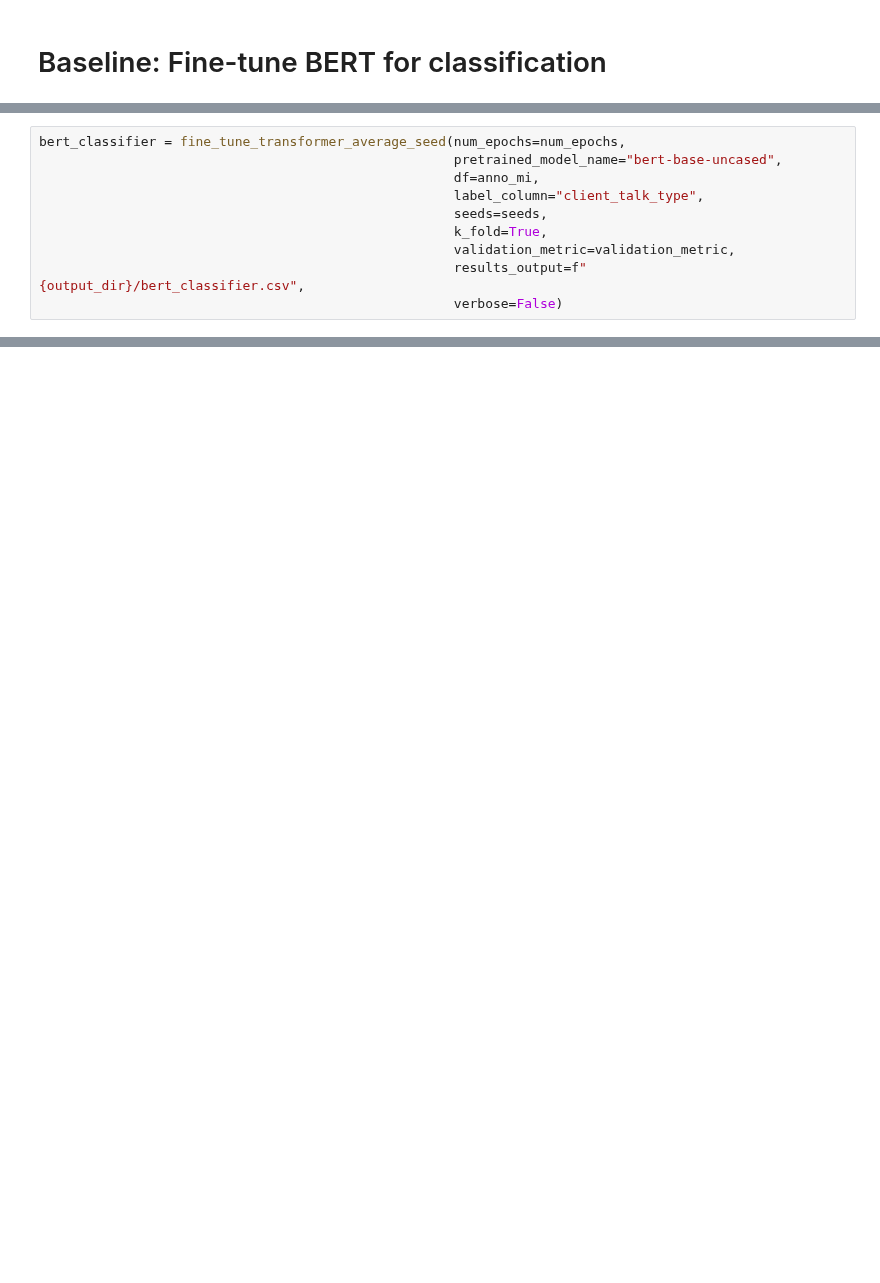
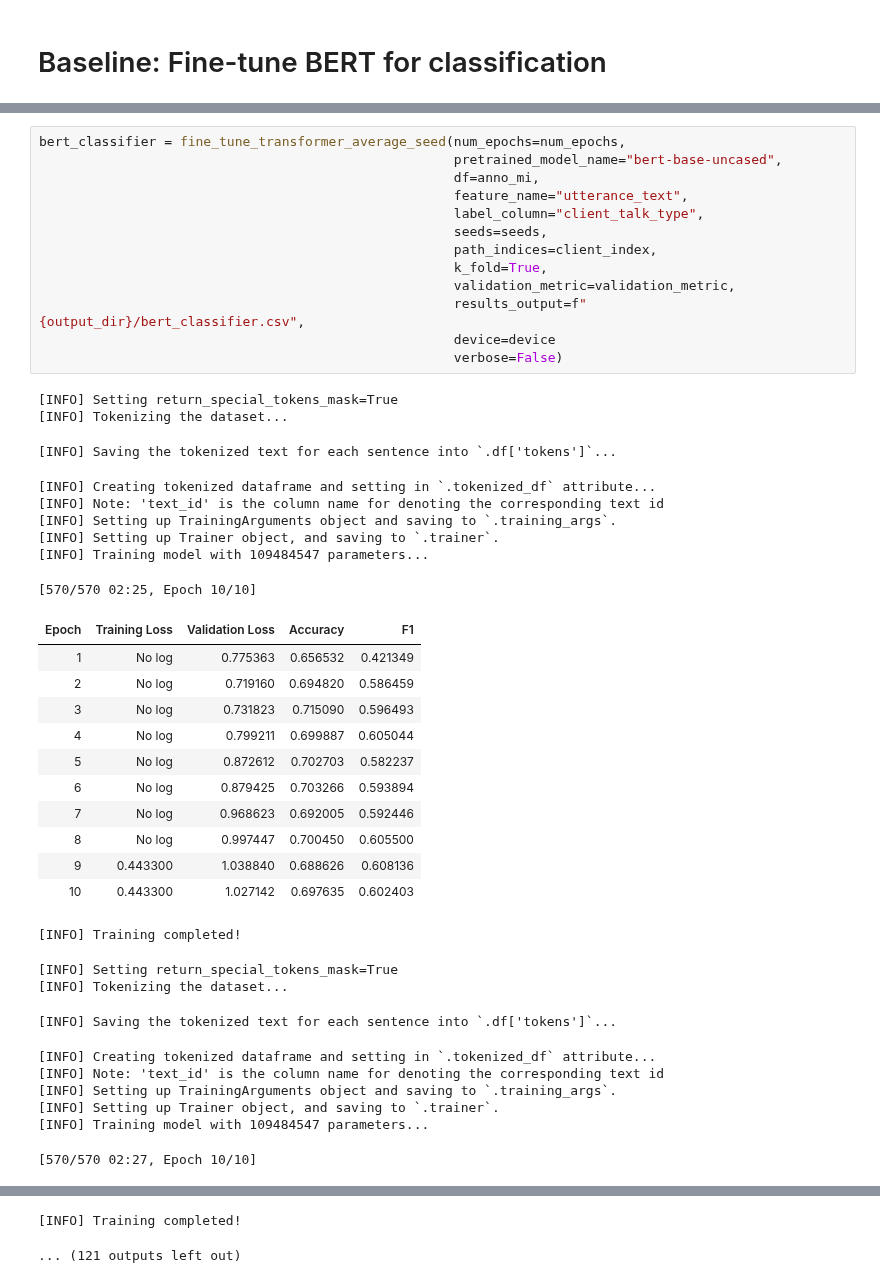
Before and after one commit to ttseriotou/sig-networks, a Jupyter notebook: notebooks/AnnoMI/client_talk_type_prediction/anno_mi-client-baseline-bert.ipynb, the cells around one changed output, grey strips where cells are left out. Cells and saved outputs as stored; diff of their text form; blank space fills up the shorter version.

```diff
--- a/notebooks/AnnoMI/client_talk_type_prediction/anno_mi-client-baseline-bert.ipynb
+++ b/notebooks/AnnoMI/client_talk_type_prediction/anno_mi-client-baseline-bert.ipynb
@@ -54,10 +54,44 @@ validation_metric = "f1"
 # %%
 bert_classifier = fine_tune_transformer_average_seed(num_epochs=num_epochs,
                                                      pretrained_model_name="bert-base-uncased",
                                                      df=anno_mi,
+                                                     feature_name="utterance_text",
                                                      label_column="client_talk_type",
                                                      seeds=seeds,
+                                                     path_indices=client_index,
                                                      k_fold=True,
                                                      validation_metric=validation_metric,
                                                      results_output=f"{output_dir}/bert_classifier.csv",
+                                                     device=device
                                                      verbose=False)
+# %% [output]
+[INFO] Setting return_special_tokens_mask=True
+[INFO] Tokenizing the dataset...
+[INFO] Saving the tokenized text for each sentence into `.df['tokens']`...
+[INFO] Creating tokenized dataframe and setting in `.tokenized_df` attribute...
+[INFO] Note: 'text_id' is the column name for denoting the corresponding text id
+[INFO] Setting up TrainingArguments object and saving to `.training_args`.
+[INFO] Setting up Trainer object, and saving to `.trainer`.
+[INFO] Training model with 109484547 parameters...
+[570/570 02:25, Epoch 10/10]
+| Epoch | Training Loss | Validation Loss | Accuracy | F1 |
+| 1 | No log | 0.775363 | 0.656532 | 0.421349 |
+| 2 | No log | 0.719160 | 0.694820 | 0.586459 |
+| 3 | No log | 0.731823 | 0.715090 | 0.596493 |
+| 4 | No log | 0.799211 | 0.699887 | 0.605044 |
+| 5 | No log | 0.872612 | 0.702703 | 0.582237 |
+| 6 | No log | 0.879425 | 0.703266 | 0.593894 |
+| 7 | No log | 0.968623 | 0.692005 | 0.592446 |
+| 8 | No log | 0.997447 | 0.700450 | 0.605500 |
+| 9 | 0.443300 | 1.038840 | 0.688626 | 0.608136 |
+| 10 | 0.443300 | 1.027142 | 0.697635 | 0.602403 |
+[INFO] Training completed!
+[INFO] Setting return_special_tokens_mask=True
+[INFO] Tokenizing the dataset...
+[INFO] Saving the tokenized text for each sentence into `.df['tokens']`...
+[INFO] Creating tokenized dataframe and setting in `.tokenized_df` attribute...
+[INFO] Note: 'text_id' is the column name for denoting the corresponding text id
+[INFO] Setting up TrainingArguments object and saving to `.training_args`.
+[INFO] Setting up Trainer object, and saving to `.trainer`.
+[INFO] Training model with 109484547 parameters...
+[570/570 02:27, Epoch 10/10]
@@ -63,0 +109,2 @@ bert_classifier = fine_tune_transformer_average_seed(num_epochs=num_epochs,
+[INFO] Training completed!
+... (121 outputs left out)
```
Also changed, not shown: parts of 8 cells of this notebook, 4 other files.
